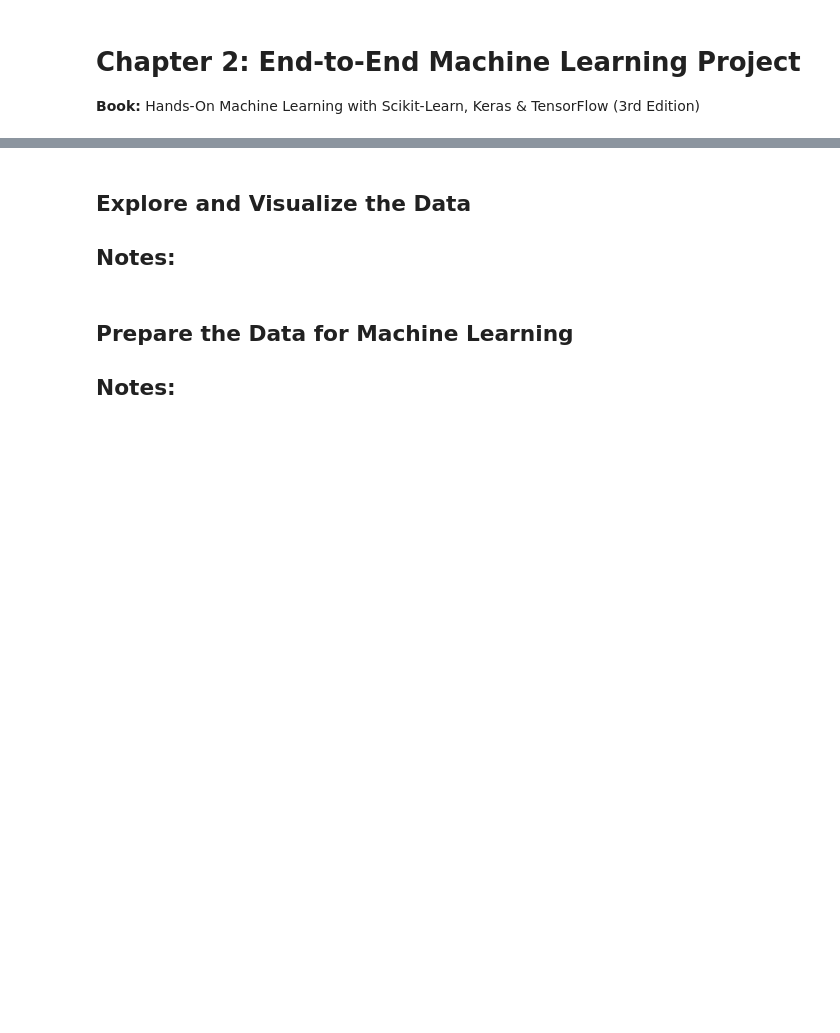
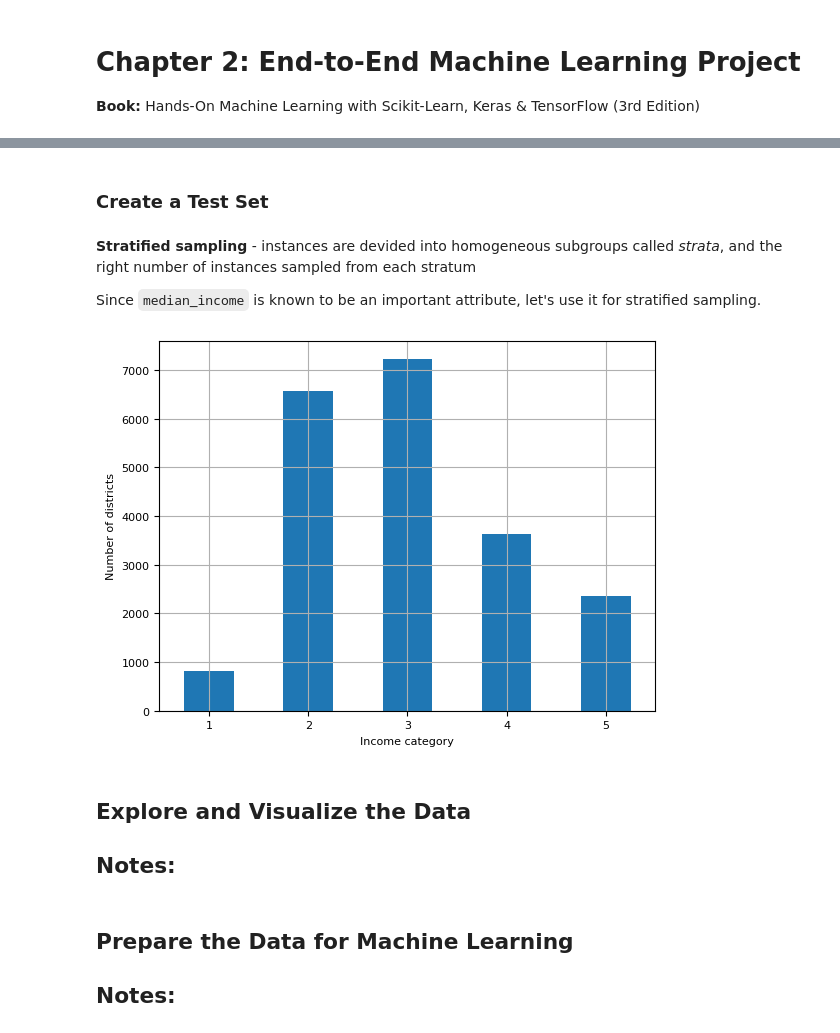
Before and after one commit to tsarevboris/ai-explore, a Jupyter notebook: notebooks/learn/handson-ml/ch02_end_to_end_project.ipynb, the cells around one changed output, grey strips where cells are left out. Cells and saved outputs as stored; diff of their text form; code cells hidden in the pictures; blank space fills up the shorter version.

```diff
--- a/notebooks/learn/handson-ml/ch02_end_to_end_project.ipynb
+++ b/notebooks/learn/handson-ml/ch02_end_to_end_project.ipynb
@@ -37,0 +161,2 @@ plt.rc('ytick', labelsize=10)
+# %% [markdown]
+### Create a Test Set
@@ -37,0 +167,15 @@ plt.rc('ytick', labelsize=10)
+# %% [markdown]
+**Stratified sampling** - instances are devided into homogeneous subgroups called *strata*, and the right number of instances sampled from each stratum
+
+Since `median_income` is known to be an important attribute, let's use it for stratified sampling.
+# %%
+housing["income_cat"] = pd.cut(housing["median_income"],
+                               bins=[0., 1.5, 3.0, 4.5, 6., np.inf],
+                               labels=[1, 2, 3, 4, 5])
+# %%
+housing["income_cat"].value_counts().sort_index().plot.bar(rot=0, grid=True)
+plt.xlabel("Income category")
+plt.ylabel("Number of districts")
+plt.show()
+# %% [output]
+[figure, added]
```
Also changed, not shown: parts of 23 cells of this notebook.
